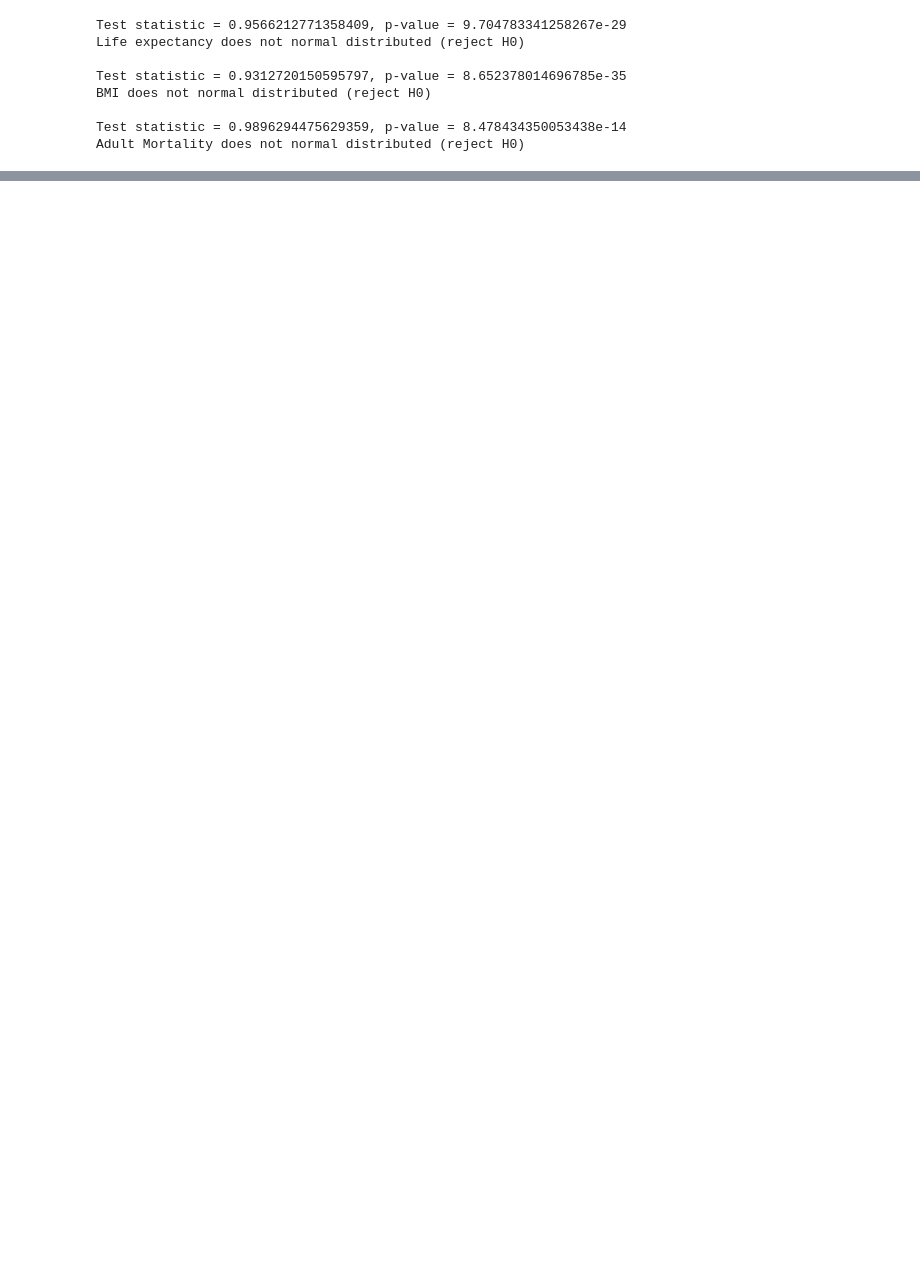
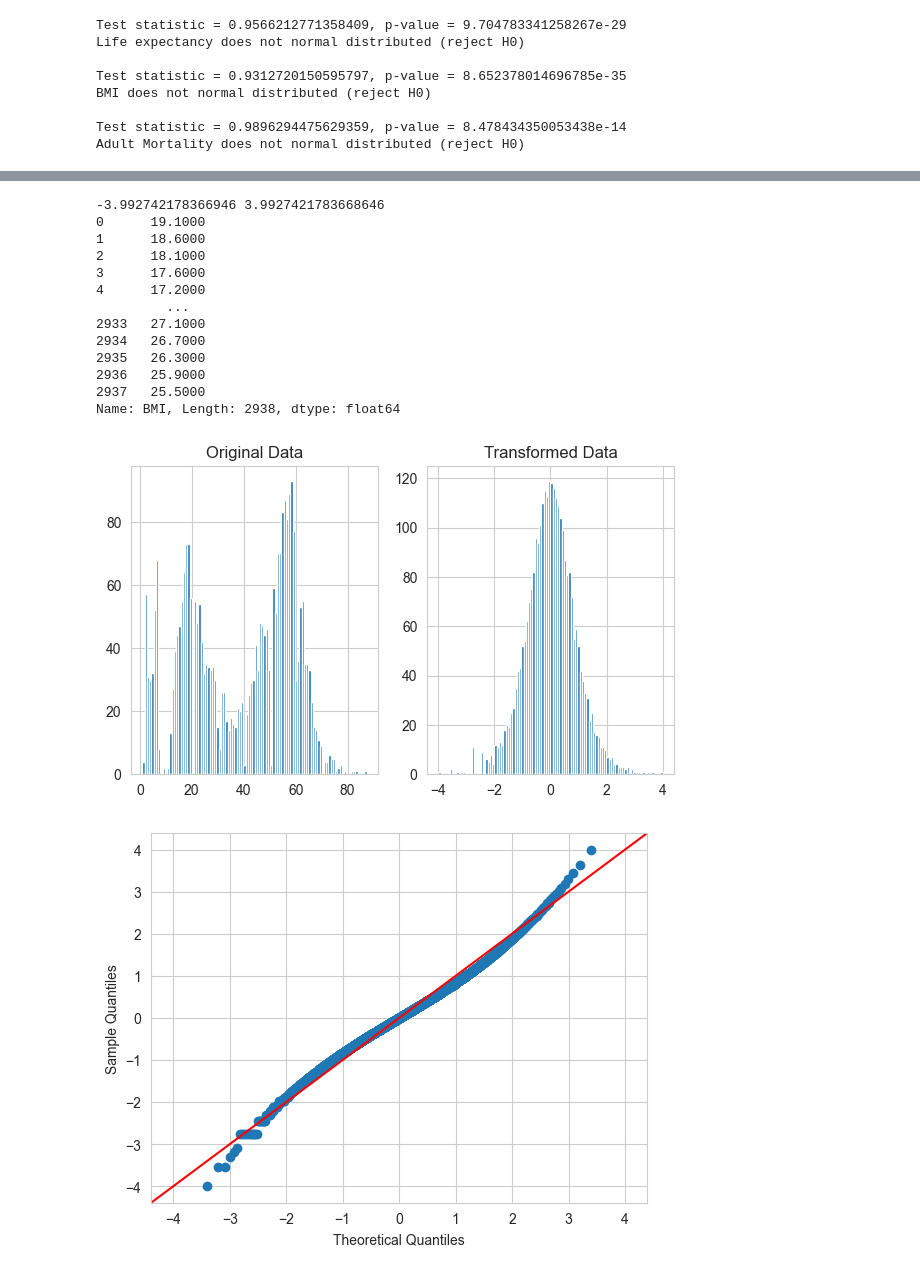
Before and after one commit to ov3ipo/SM_Project, a Jupyter notebook: final.ipynb, the cells around one changed output, grey strips where cells are left out. Cells and saved outputs as stored; diff of their text form; code cells hidden in the pictures; blank space fills up the shorter version.

```diff
--- a/final.ipynb
+++ b/final.ipynb
@@ -444,0 +590,34 @@ Adult Mortality does not normal distributed (reject H0)
+# %%
+
+x1 = df_regress['BMI']
+n1 = len(x1)
+
+y1 = (stats.rankdata(x1)/(n+1))*2 -1
+
+y1 = np.arctanh(y1)
+print(np.min(y1), np.max(y1))
+print(x1)
+
+
+fig,ax = plt.subplots(1,2,figsize = (7,4))
+ax[0].hist(x1,bins=100 )
+ax[0].set_title('Original Data')
+ax[1].hist(y1,bins=100 )
+ax[1].set_title('Transformed Data')
+sm.qqplot(y1, line='45');
+# %% [output]
+-3.992742178366946 3.9927421783668646
+0      19.1000
+1      18.6000
+2      18.1000
+3      17.6000
+4      17.2000
+         ...
+2933   27.1000
+2934   26.7000
+2935   26.3000
+2936   25.9000
+2937   25.5000
+Name: BMI, Length: 2938, dtype: float64
+[figure, added]
+[figure, added]
```
Also changed, not shown: parts of 26 cells of this notebook.
